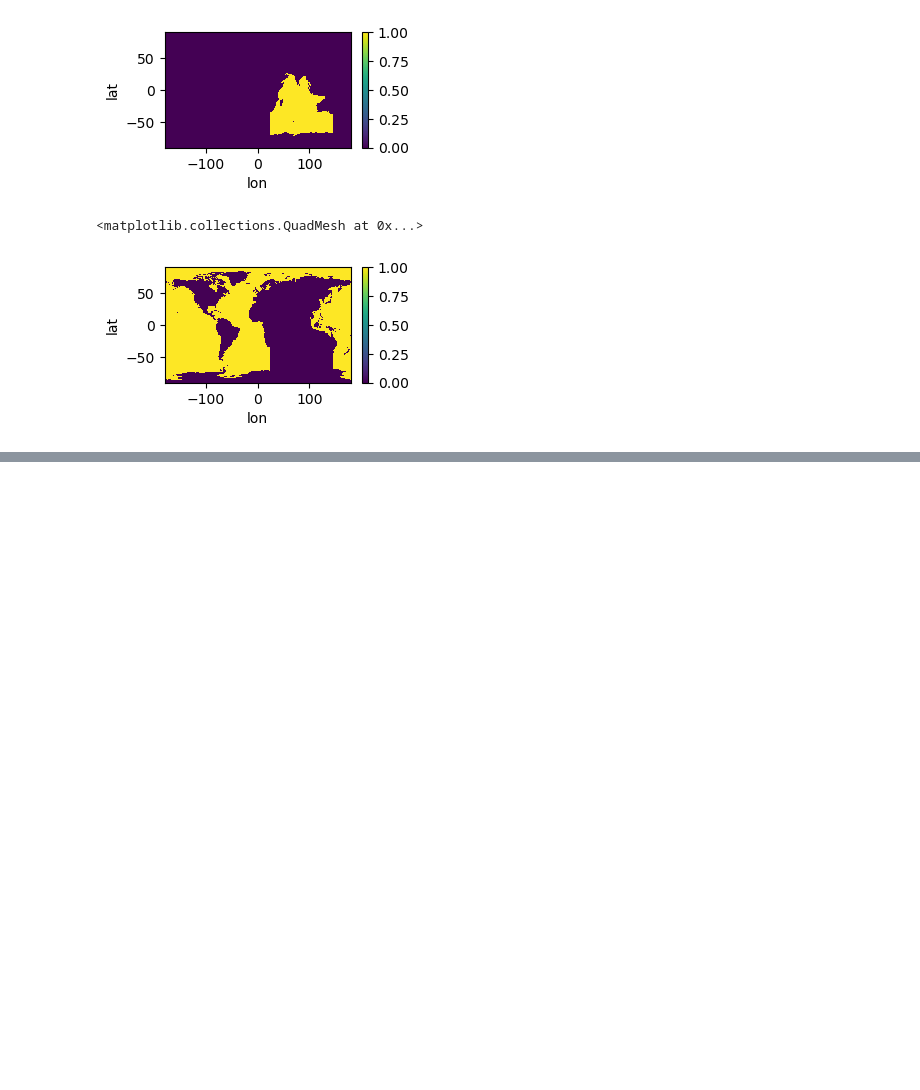
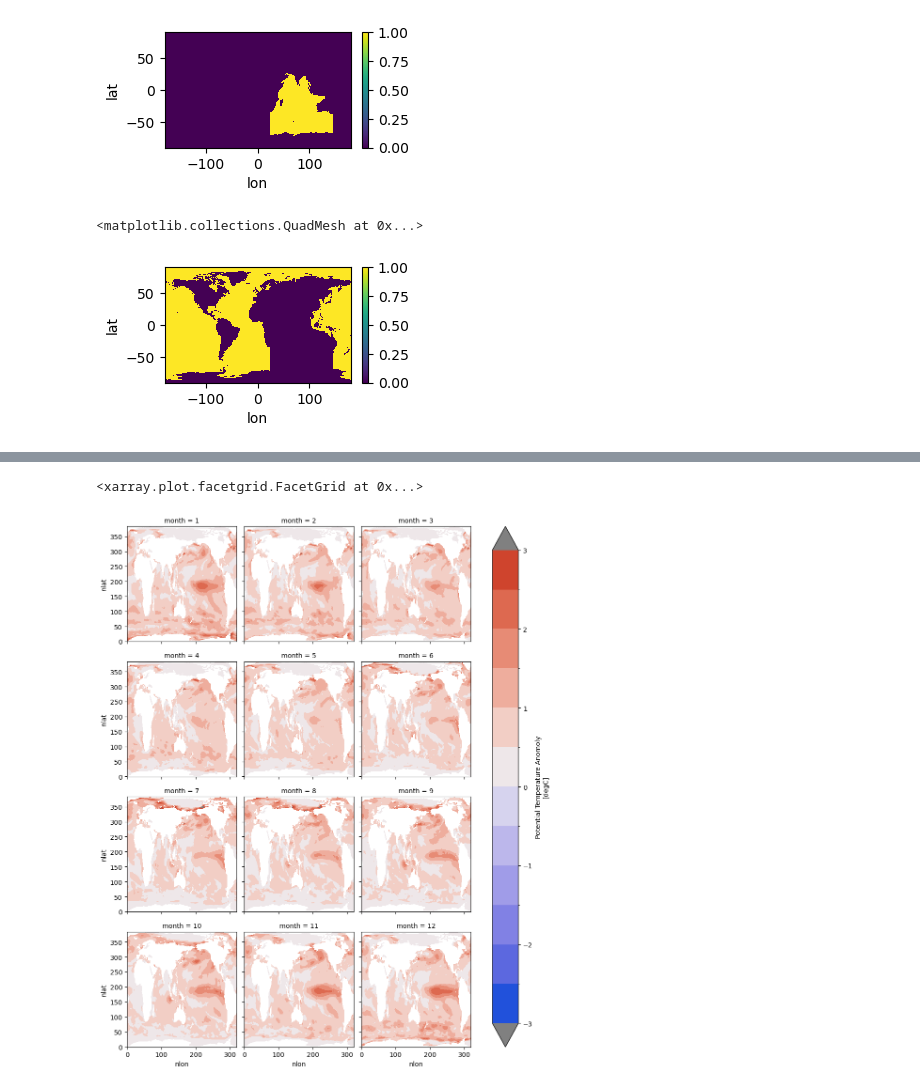
Before and after one commit to kristenkrumhardt/INDEX-BGC, a Jupyter notebook: heatwaves/heatwaves_monthly_obs.ipynb, the cells around one changed output, grey strips where cells are left out. Cells and saved outputs as stored; diff of their text form; code cells hidden in the pictures; blank space fills up the shorter version.

```diff
--- a/heatwaves/heatwaves_monthly_obs.ipynb
+++ b/heatwaves/heatwaves_monthly_obs.ipynb
@@ -110,0 +206,11 @@ Atlantic_Pacific.plot(figsize=(3,1.5))
+# %%
+# Compute Intensity and Merge MHW and MCW together
+
+ds_intensity = xr.merge([ds_obs.MHW.where(ds_obs.MHW>-999, drop=False).groupby('time.month').mean('time').rename('MHW_INTENSITY'),ds_obs.MCW.where(ds_obs.MCW>-999, drop=False).groupby('time.month').mean('time').rename('MCW_INTENSITY')])
+# %%
+# Intensity of Marine Heatwaves
+
+ds_intensity['MHW_INTENSITY'].plot(col='month',col_wrap=3, cmap=cmap_div, levels=np.arange(-3, 3.5, .5), cbar_kwargs={'extend':'both'})
+# %% [output]
+<xarray.plot.facetgrid.FacetGrid at 0x...>
+[figure, added]
```
Also changed, not shown: parts of 10 cells of this notebook, 1 other file.
